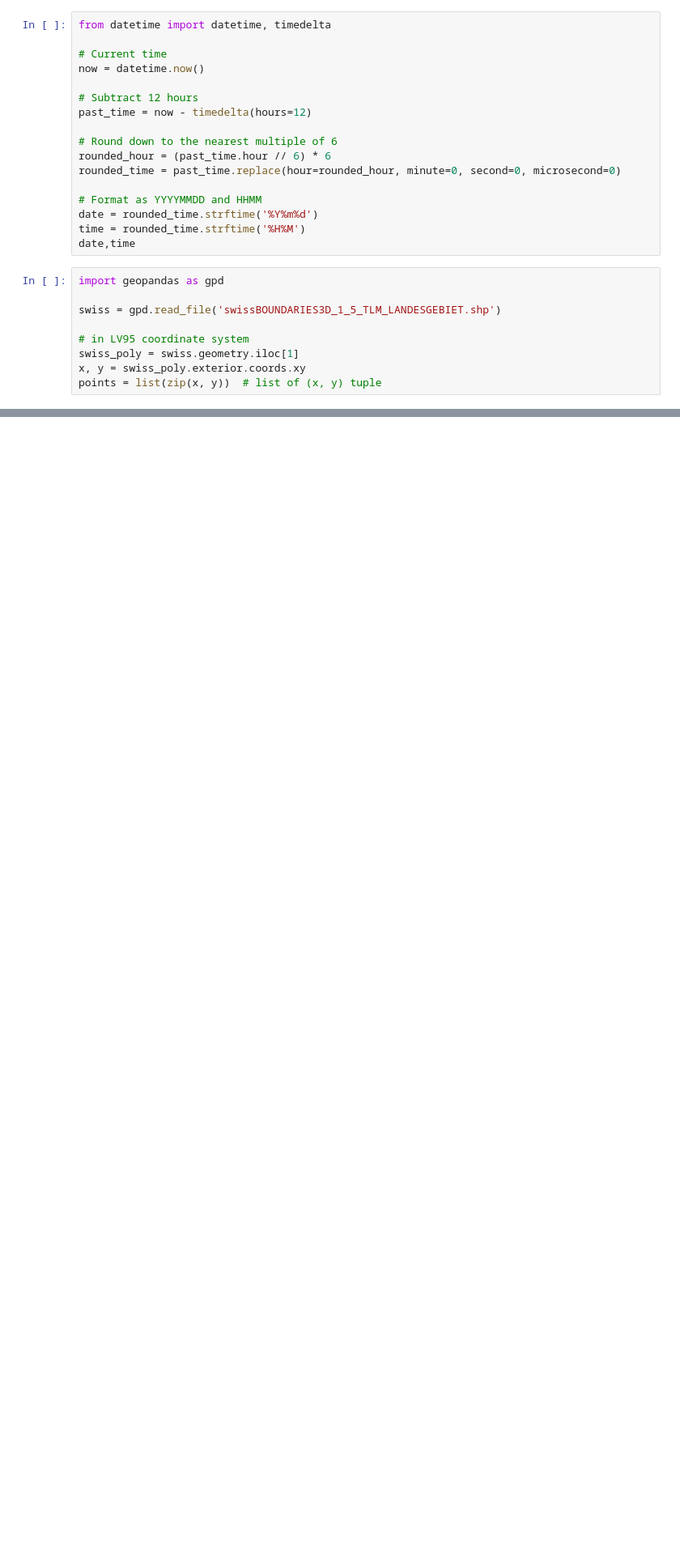
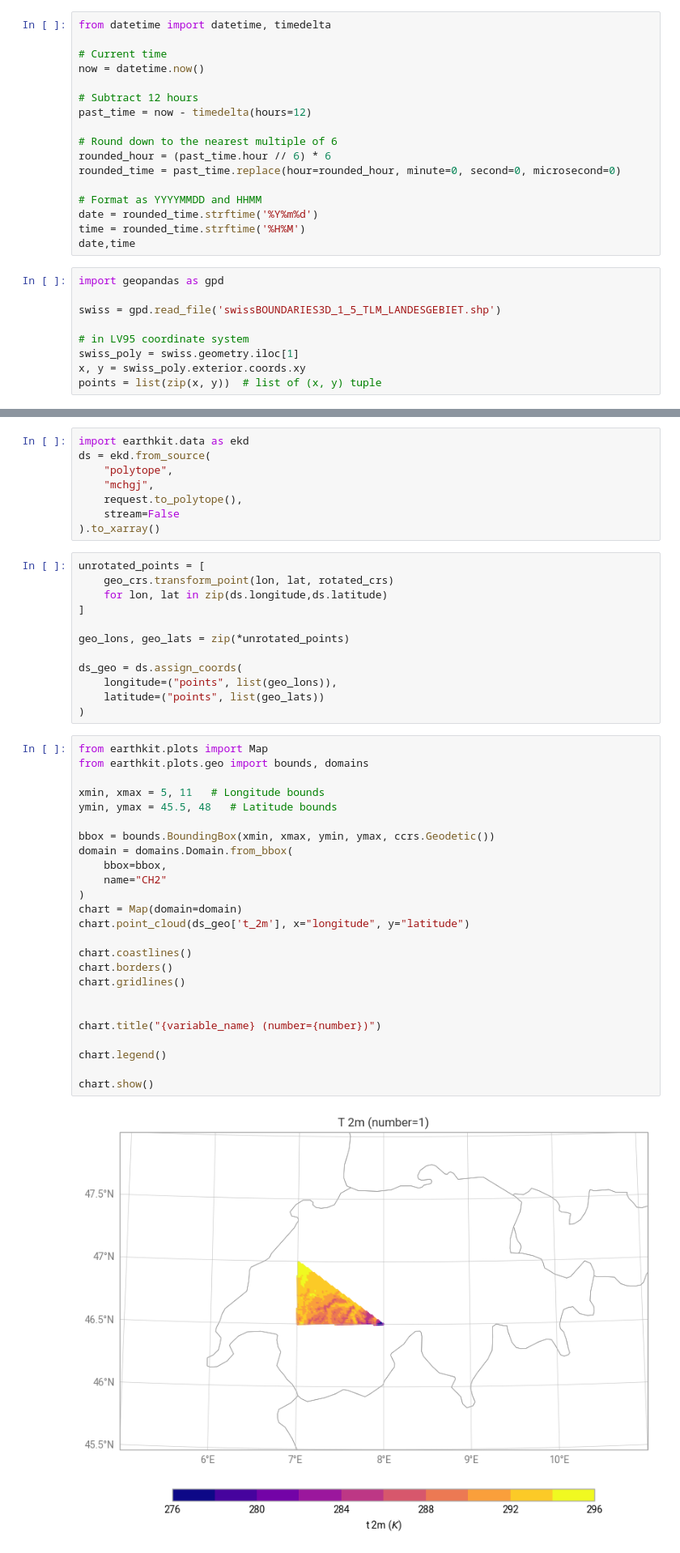
Before and after one commit to MeteoSwiss/nwp-fdb-polytope-demo, a Jupyter notebook: notebooks/Polytope/polytope_polygon_feature.ipynb, the cells around one changed output, grey strips where cells are left out. Shown at 81% size. Cells and saved outputs as stored; diff of their text form; blank space fills up the shorter version.

```diff
--- a/notebooks/Polytope/polytope_polygon_feature.ipynb
+++ b/notebooks/Polytope/polytope_polygon_feature.ipynb
@@ -41,0 +81,47 @@ points = list(zip(x, y))  # list of (x, y) tuple
+# %%
+import earthkit.data as ekd
+ds = ekd.from_source(
+    "polytope",
+    "mchgj",
+    request.to_polytope(),
+    stream=False
+).to_xarray()
+# %%
+unrotated_points = [
+    geo_crs.transform_point(lon, lat, rotated_crs)
+    for lon, lat in zip(ds.longitude,ds.latitude)
+]
+
+geo_lons, geo_lats = zip(*unrotated_points)
+
+ds_geo = ds.assign_coords(
+    longitude=("points", list(geo_lons)),
+    latitude=("points", list(geo_lats))
+)
+# %%
+from earthkit.plots import Map
+from earthkit.plots.geo import bounds, domains
+
+xmin, xmax = 5, 11   # Longitude bounds
+ymin, ymax = 45.5, 48   # Latitude bounds
+
+bbox = bounds.BoundingBox(xmin, xmax, ymin, ymax, ccrs.Geodetic())
+domain = domains.Domain.from_bbox(
+    bbox=bbox,
+    name="CH2"
+)
+chart = Map(domain=domain)
+chart.point_cloud(ds_geo['t_2m'], x="longitude", y="latitude")
+
+chart.coastlines()
+chart.borders()
+chart.gridlines()
+
+
+chart.title("{variable_name} (number={number})")
+
+chart.legend()
+
+chart.show()
+# %% [output]
+[figure, added]
```
Also changed, not shown: parts of 3 cells of this notebook.
